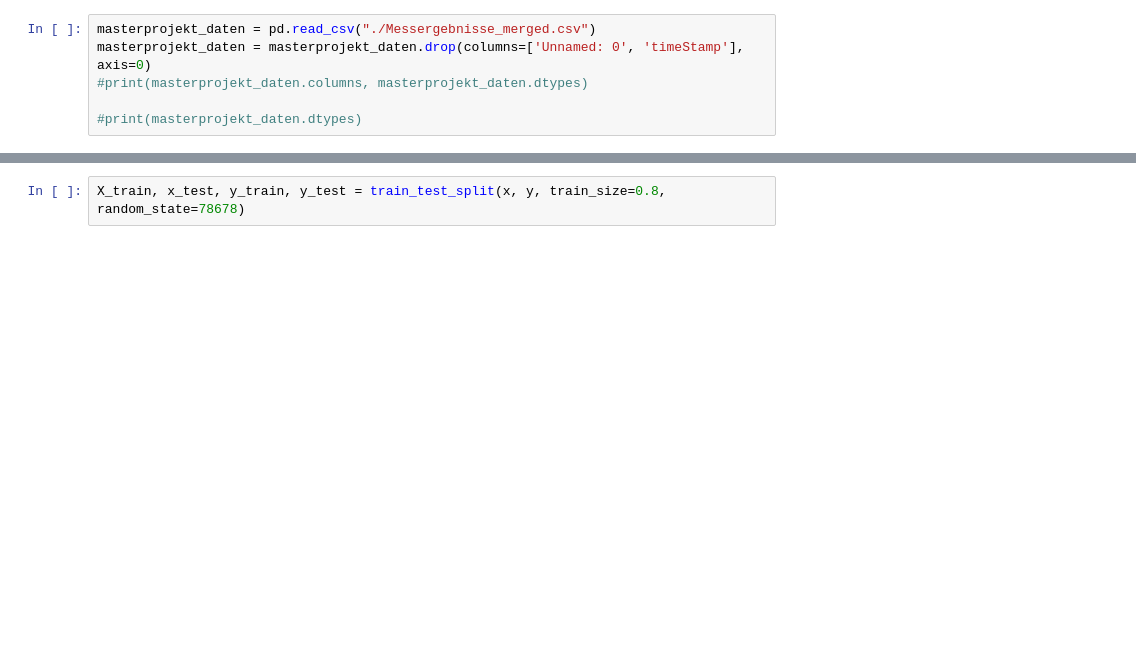
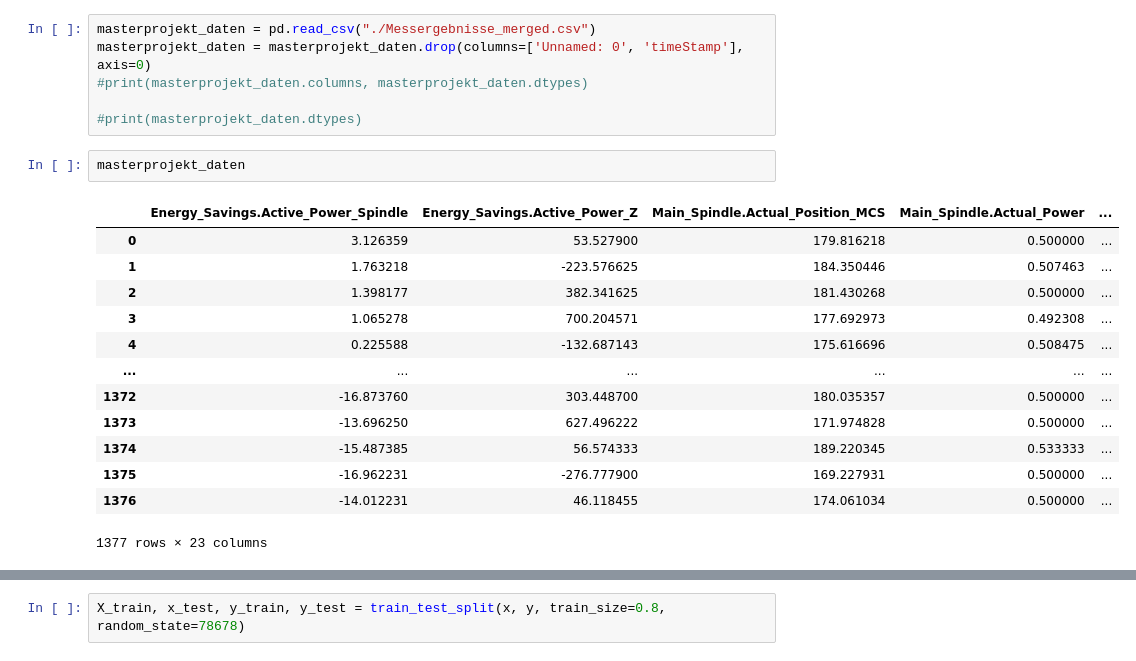
Before and after one commit to Xavubil/master_project_machine_learning, a Jupyter notebook: data_exploration/Decision Tree.ipynb, the cells around one changed output, grey strips where cells are left out. Saved outputs shown, nothing was run; the diff lists cells and outputs as text; blank space fills up the shorter version.

```diff
--- a/data_exploration/Decision Tree.ipynb
+++ b/data_exploration/Decision Tree.ipynb
@@ -24,4 +24,20 @@ masterprojekt_daten = masterprojekt_daten.drop(columns=['Unnamed: 0', 'timeStamp
 #print(masterprojekt_daten.columns, masterprojekt_daten.dtypes)
 
 #print(masterprojekt_daten.dtypes)
+# %%
+masterprojekt_daten
+# %% [output]
+|  | Energy_Savings.Active_Power_Spindle | Energy_Savings.Active_Power_Z | Main_Spindle.Actual_Position_MCS | Main_Spindle.Actual_Power | ... |
+| 0 | 3.126359 | 53.527900 | 179.816218 | 0.500000 | ... |
+| 1 | 1.763218 | -223.576625 | 184.350446 | 0.507463 | ... |
+| 2 | 1.398177 | 382.341625 | 181.430268 | 0.500000 | ... |
+| 3 | 1.065278 | 700.204571 | 177.692973 | 0.492308 | ... |
+| 4 | 0.225588 | -132.687143 | 175.616696 | 0.508475 | ... |
+| ... | ... | ... | ... | ... | ... |
+| 1372 | -16.873760 | 303.448700 | 180.035357 | 0.500000 | ... |
+| 1373 | -13.696250 | 627.496222 | 171.974828 | 0.500000 | ... |
+| 1374 | -15.487385 | 56.574333 | 189.220345 | 0.533333 | ... |
+| 1375 | -16.962231 | -276.777900 | 169.227931 | 0.500000 | ... |
+| 1376 | -14.012231 | 46.118455 | 174.061034 | 0.500000 | ... |
+1377 rows × 23 columns
 # %%
```
Also changed, not shown: parts of 7 cells of this notebook, 30 other files.
